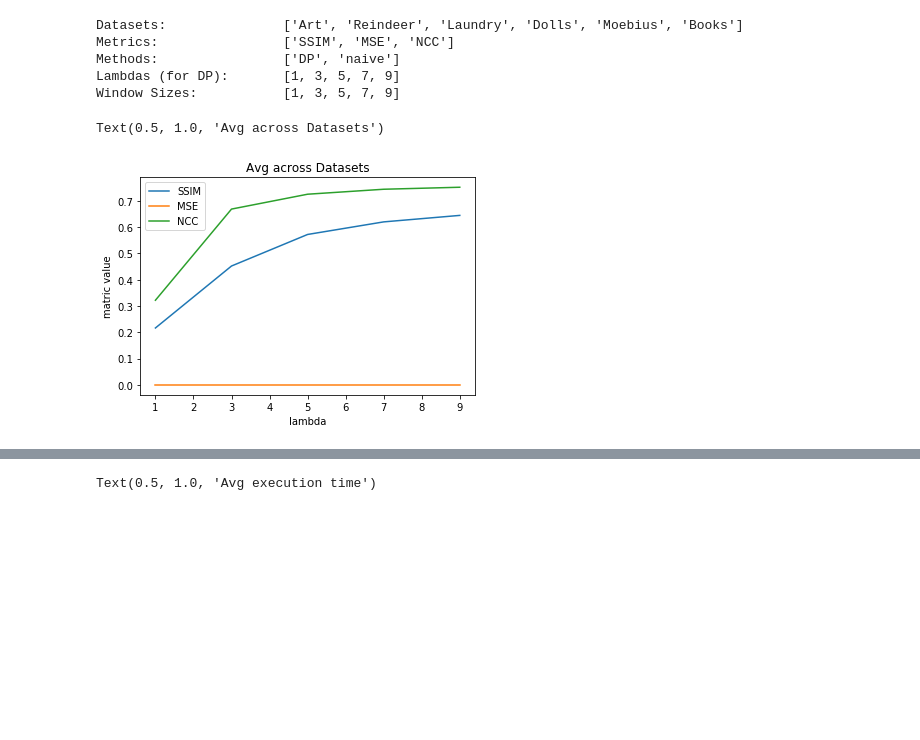
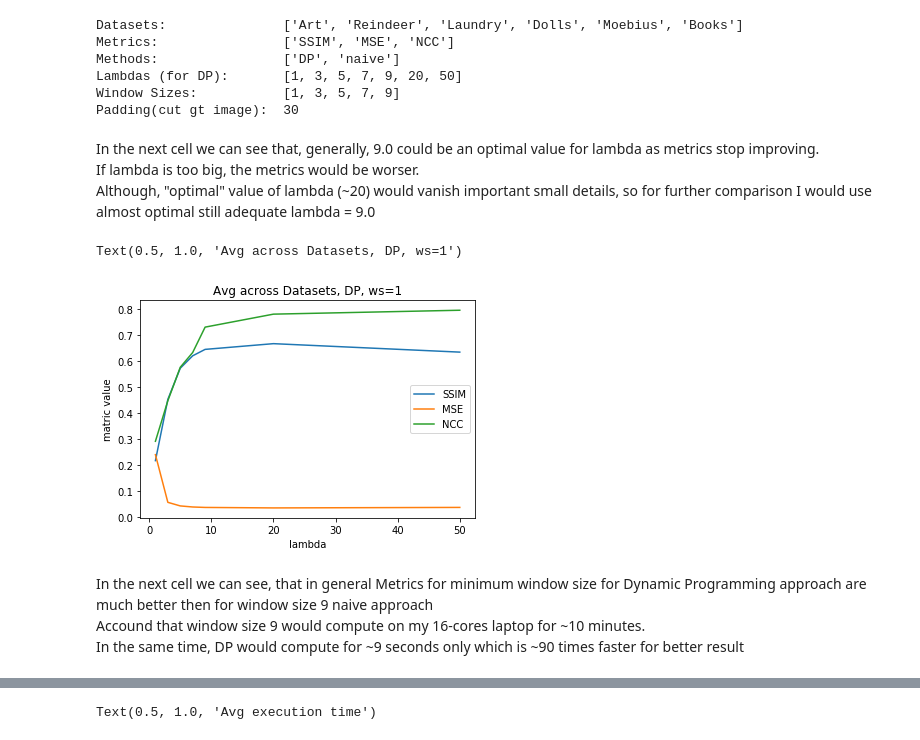
Before and after one commit to sevahul/sens-fusion-2022, a Jupyter notebook: analisys.ipynb, the cells around one changed output, grey strips where cells are left out. Drawn from its saved outputs; the diff is of its cells as text; code cells hidden in the pictures; blank space fills up the shorter version.

```diff
--- a/analisys.ipynb
+++ b/analisys.ipynb
@@ -11,22 +3,15 @@ import time
 # %%
-metrics_dict = {
-    "SSIM": lambda x, y: SSIM(x, y, True),
-    "MSE": lambda x, y: MSE(x, y, True),
-    "NCC": lambda x, y: NCC(x, y)
-}
-datasets = next(os.walk('data'))[1]
-methods = ["DP", "naive"]
-lambdas = range(1, 10, 2)
-w_sizes = [1, 3, 5, 7, 9]
+# comparison values (from analysis.py)
 print(f"Datasets: \t\t{datasets}")
 print(f"Metrics: \t\t{list(metrics_dict.keys())}")
 print(f"Methods: \t\t{methods}")
 print(f"Lambdas (for DP): \t{list(lambdas)}")
 print(f"Window Sizes: \t\t{w_sizes}")
-padding = 30
+print(f"Padding(cut gt image):\t{padding}")
 # %% [output]
 Datasets:               ['Art', 'Reindeer', 'Laundry', 'Dolls', 'Moebius', 'Books']
 Metrics:                ['SSIM', 'MSE', 'NCC']
 Methods:                ['DP', 'naive']
-Lambdas (for DP):       [1, 3, 5, 7, 9]
+Lambdas (for DP):       [1, 3, 5, 7, 9, 20, 50]
 Window Sizes:           [1, 3, 5, 7, 9]
+Padding(cut gt image):  30
@@ -131,25 +18,23 @@ def get_metrics_w_size_naive(Dataset):
-# %%
-def get_avg_metrics(get_metrics_func):
-    avg_metrics = None
-    for Dataset in datasets:
-        if avg_metrics is None:
-            avg_metrics = get_metrics_func(Dataset)
-        else:
-            avg_metrics += get_metrics_func(Dataset)
-    avg_metrics = avg_metrics/len(datasets)
-    return avg_metrics
 # %%
 avg_metrics_lambda = get_avg_metrics(get_metrics_lambda)
+# %% [markdown]
+In the next cell we can see that, generally, 9.0 could be an optimal value for lambda as metrics stop improving. <br/>
+If lambda is too big, the metrics would be worser. <br/>
+Although, "optimal" value of lambda (~20) would vanish important small details, so for further comparison I would use almost optimal still adequate lambda = 9.0
 # %%
 ax = avg_metrics_lambda.plot()
 ax.set_xlabel("lambda")
 ax.set_ylabel("matric value")
-ax.set_title("Avg across Datasets")
+ax.set_title("Avg across Datasets, DP, ws=1")
 # %% [output]
-Text(0.5, 1.0, 'Avg across Datasets')
+Text(0.5, 1.0, 'Avg across Datasets, DP, ws=1')
-[figure, old version]
+[figure, new version]
 # %%
 avg_metrics_method = get_avg_metrics(get_metrics_method)
+# %% [markdown]
+In the next cell we can see, that in general Metrics for minimum window size for Dynamic Programming approach are much better then for window size 9 naive approach <br/>
+Accound that window size 9 would compute on my 16-cores laptop for ~10 minutes. <br/>
+In the same time, DP would compute for ~9 seconds only which is ~90 times faster for better result
 # %%
 ax = avg_metrics_method.T.plot.bar()
 ax.set_xlabel("metric")
```
Also changed, not shown: parts of 20 cells of this notebook, 17 other files.
